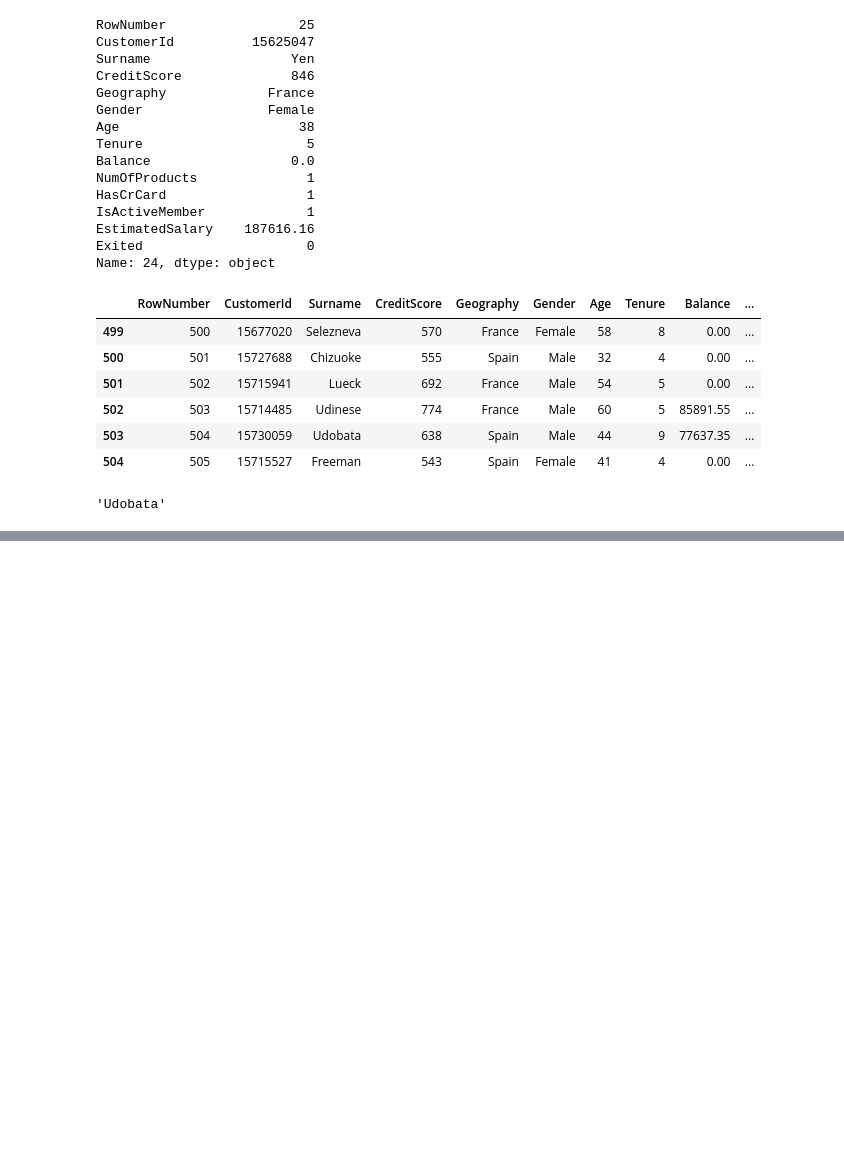
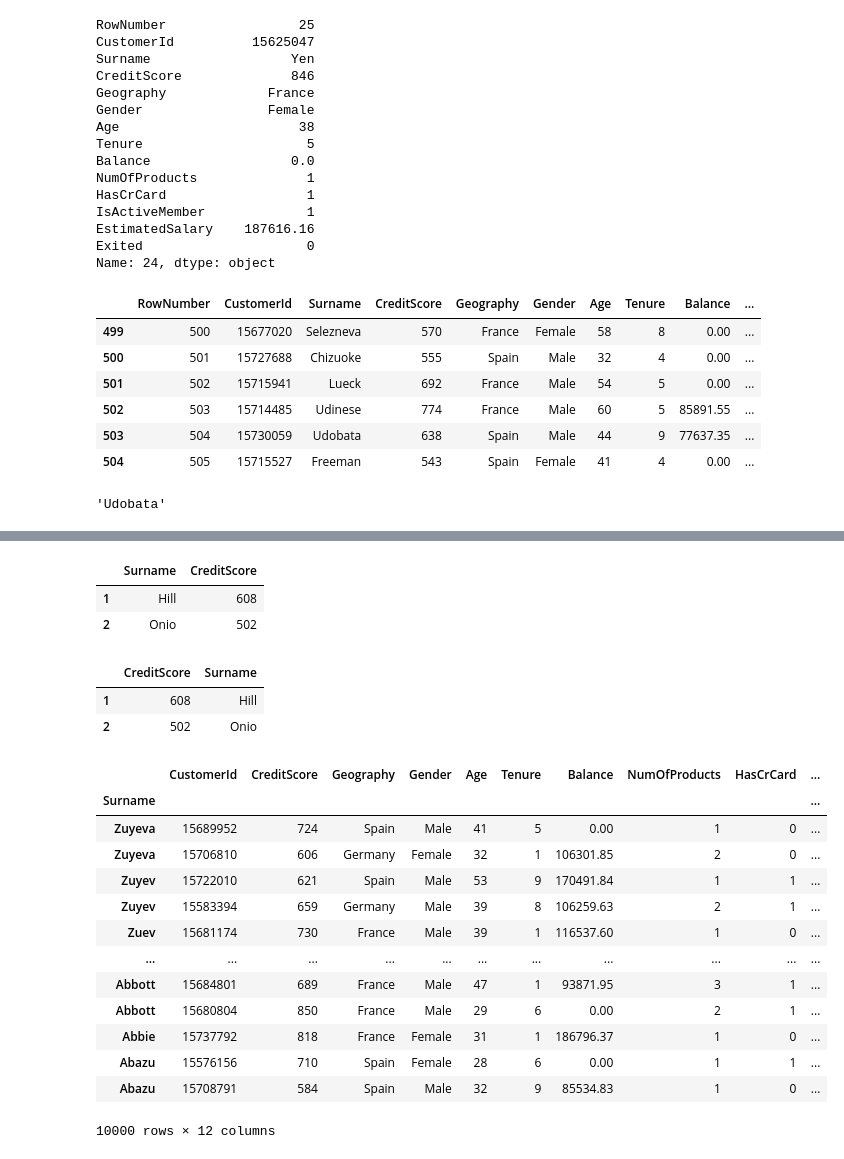
Before and after one commit to AlanZoloiti/data-journey-60days, a Jupyter notebook: day02_pandas/Keith Galli video task.ipynb, the cells around one changed output, grey strips where cells are left out. Drawn from its saved outputs; the diff is of its cells as text; code cells hidden in the pictures; blank space fills up the shorter version.

```diff
--- a/day02_pandas/Keith Galli video task.ipynb
+++ b/day02_pandas/Keith Galli video task.ipynb
@@ -173,0 +186,12 @@ Walker France
+# %%
+df.loc[[1,2], ['Surname', 'CreditScore']]
+# %% [output]
+|  | Surname | CreditScore |
+| 1 | Hill | 608 |
+| 2 | Onio | 502 |
+# %%
+df.loc[[1,2], ['CreditScore', 'Surname']]
+# %% [output]
+|  | CreditScore | Surname |
+| 1 | 608 | Hill |
+| 2 | 502 | Onio |
@@ -173,0 +200,17 @@ Walker France
+# %%
+df.sort_index(ascending=False)
+# %% [output]
+|  | CustomerId | CreditScore | Geography | Gender | Age | Tenure | Balance | NumOfProducts | HasCrCard | ... |
+| Surname |  |  |  |  |  |  |  |  |  | ... |
+| Zuyeva | 15689952 | 724 | Spain | Male | 41 | 5 | 0.00 | 1 | 0 | ... |
+| Zuyeva | 15706810 | 606 | Germany | Female | 32 | 1 | 106301.85 | 2 | 0 | ... |
+| Zuyev | 15722010 | 621 | Spain | Male | 53 | 9 | 170491.84 | 1 | 1 | ... |
+| Zuyev | 15583394 | 659 | Germany | Male | 39 | 8 | 106259.63 | 2 | 1 | ... |
+| Zuev | 15681174 | 730 | France | Male | 39 | 1 | 116537.60 | 1 | 0 | ... |
+| ... | ... | ... | ... | ... | ... | ... | ... | ... | ... | ... |
+| Abbott | 15684801 | 689 | France | Male | 47 | 1 | 93871.95 | 3 | 1 | ... |
+| Abbott | 15680804 | 850 | France | Male | 29 | 6 | 0.00 | 2 | 1 | ... |
+| Abbie | 15737792 | 818 | France | Female | 31 | 1 | 186796.37 | 1 | 0 | ... |
+| Abazu | 15576156 | 710 | Spain | Female | 28 | 6 | 0.00 | 1 | 1 | ... |
+| Abazu | 15708791 | 584 | Spain | Male | 32 | 9 | 85534.83 | 1 | 0 | ... |
+10000 rows × 12 columns
```
Also changed, not shown: parts of 14 cells of this notebook, 3 other files.
